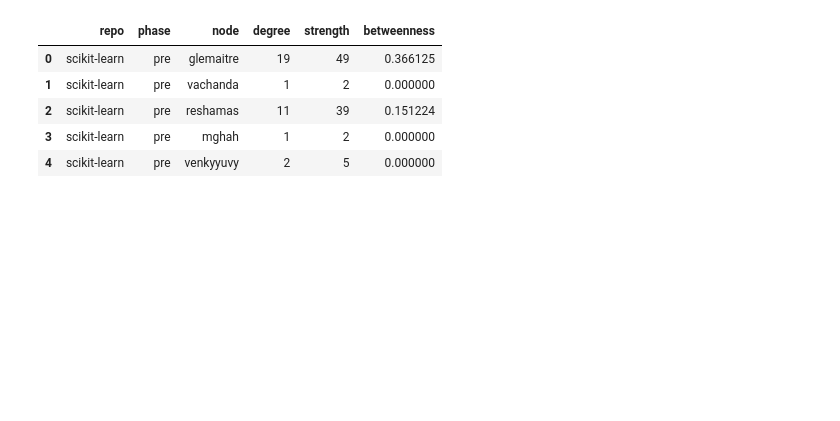
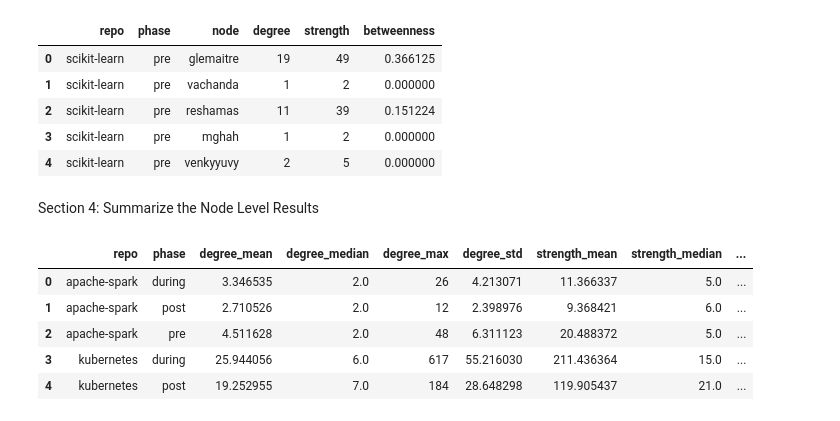
Before and after one commit to NJMiels013/The-Evolution-of-Collaboration-in-Open-Source-Software, a Jupyter notebook: scripts/Network_Metrics.ipynb, the cells around one changed output. Cells and saved outputs as stored; diff of their text form; code cells hidden in the pictures; blank space fills up the shorter version.

```diff
--- a/scripts/Network_Metrics.ipynb
+++ b/scripts/Network_Metrics.ipynb
@@ -113,3 +123,39 @@ node_df.head()
 | 2 | scikit-learn | pre | reshamas | 11 | 39 | 0.151224 |
 | 3 | scikit-learn | pre | mghah | 1 | 2 | 0.000000 |
 | 4 | scikit-learn | pre | venkyyuvy | 2 | 5 | 0.000000 |
+# %% [markdown]
+Section 4: Summarize the Node Level Results
+# %%
+
+
+# Load the node metrics CSV file
+node_metrics = pd.read_csv("../data/results/node_metrics.csv")
+
+# Compute descriptive statistics per repository and phase
+summary_stats = (
+    node_metrics
+    .groupby(["repo", "phase"])
+    .agg({
+        "degree": ["mean", "median", "max", "std"],
+        "strength": ["mean", "median", "max", "std"],
+        "betweenness": ["mean", "median", "max", "std"]
+    })
+    .reset_index()
+)
+
+# Flatten the multi-index columns
+summary_stats.columns = ["_".join(col).strip("_") for col in summary_stats.columns]
+
+# Save the summary as a CSV file
+output_path = Path("../data/results/node_metrics_summary.csv")
+summary_stats.to_csv(output_path, index=False)
+
+# Optional: Preview the summary
+summary_stats.head()
+# %% [output]
+|  | repo | phase | degree_mean | degree_median | degree_max | degree_std | strength_mean | strength_median | ... |
+| 0 | apache-spark | during | 3.346535 | 2.0 | 26 | 4.213071 | 11.366337 | 5.0 | ... |
+| 1 | apache-spark | post | 2.710526 | 2.0 | 12 | 2.398976 | 9.368421 | 6.0 | ... |
+| 2 | apache-spark | pre | 4.511628 | 2.0 | 48 | 6.311123 | 20.488372 | 5.0 | ... |
+| 3 | kubernetes | during | 25.944056 | 6.0 | 617 | 55.216030 | 211.436364 | 15.0 | ... |
+| 4 | kubernetes | post | 19.252955 | 7.0 | 184 | 28.648298 | 119.905437 | 21.0 | ... |
```
Also changed, not shown: parts of 9 cells of this notebook, 9 other files.
